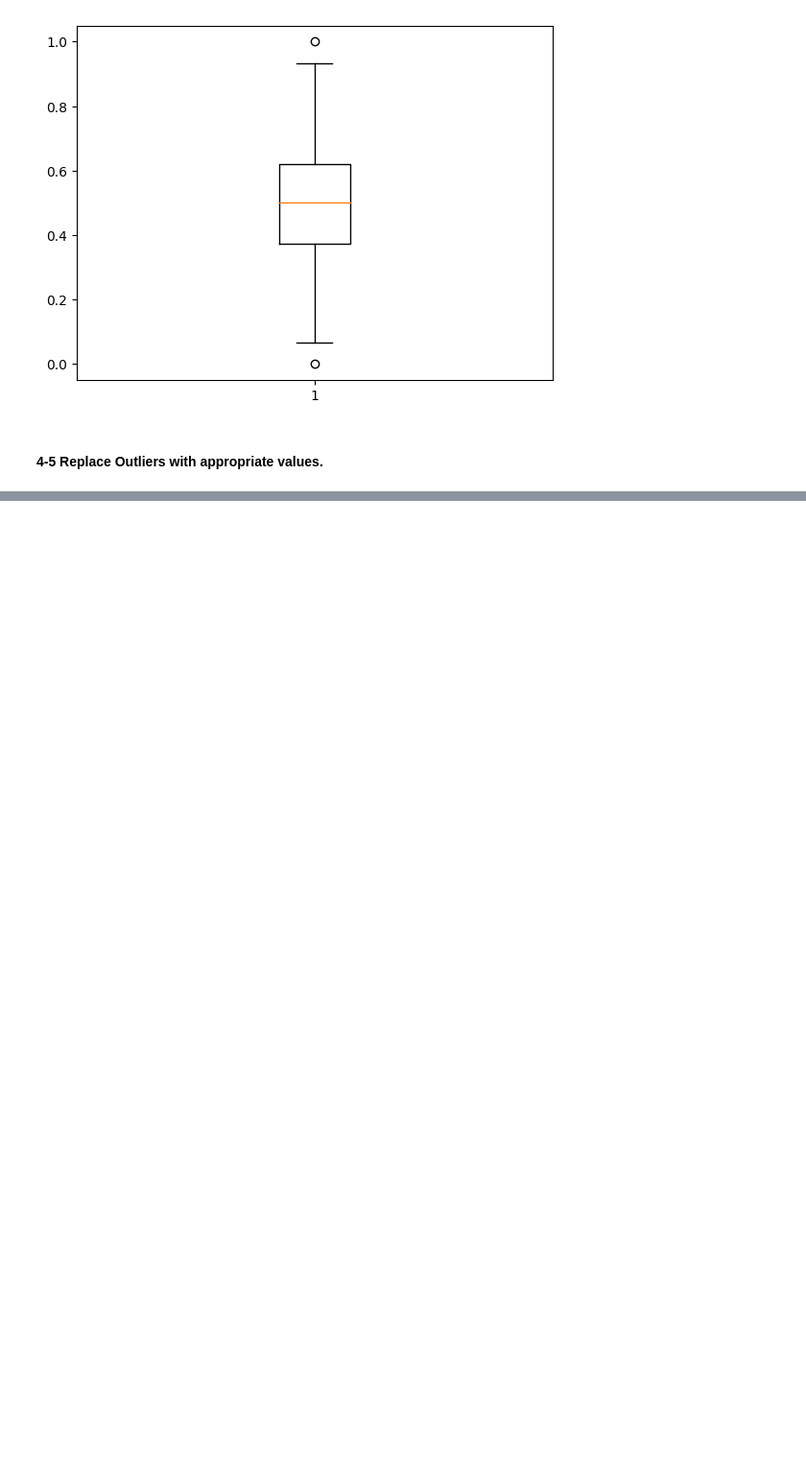
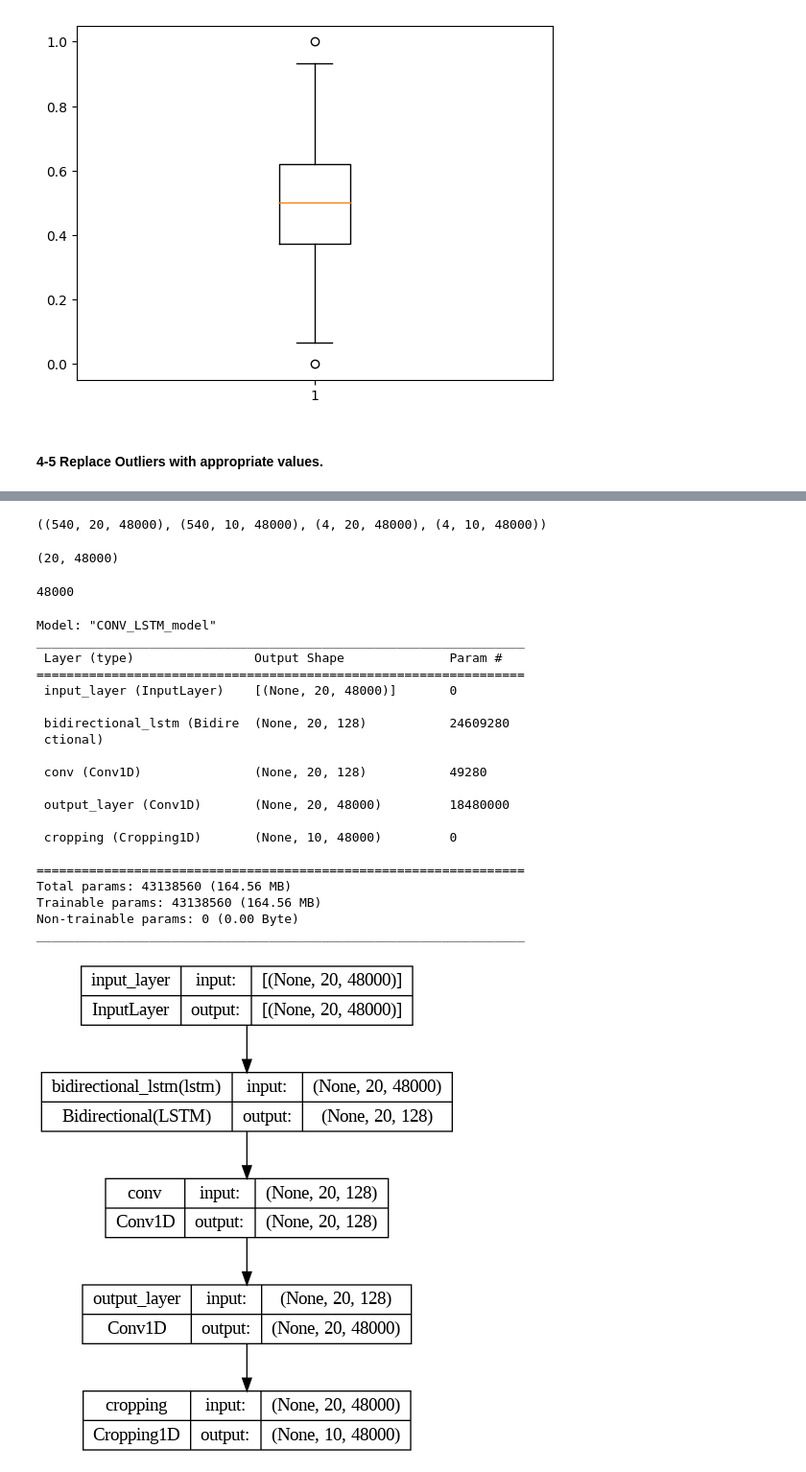
Before and after one commit to Mohammad-Amirifard/Time-Series-Forecasting, a Jupyter notebook: Notebooks/20231215_EDA_mohammad.ipynb, the cells around one changed output, grey strips where cells are left out. Shown at 96% size. Saved outputs shown, nothing was run; the diff lists cells and outputs as text; code cells hidden in the pictures; blank space fills up the shorter version.

```diff
--- a/Notebooks/20231215_EDA_mohammad.ipynb
+++ b/Notebooks/20231215_EDA_mohammad.ipynb
@@ -230,0 +306,74 @@ plot_outliers(row_no_to_show=84) # You can change this number to see others
+# %%
+X_train, y_train = build_sequences(X_train_raw, window, stride, direct_telescope)
+X_test, y_test = build_sequences(X_test_raw, window, stride, direct_telescope)
+X_train.shape, y_train.shape, X_test.shape, y_test.shape
+# %% [output]
+((540, 20, 48000), (540, 10, 48000), (4, 20, 48000), (4, 10, 48000))
+# %%
+input_shape = X_train.shape[1:]
+output_shape = y_train.shape[1:]
+batch_size = 64
+epochs = 200
+input_shape
+# %% [output]
+(20, 48000)
+# %%
+output_shape[1]
+# %% [output]
+48000
+# %%
+def build_CONV_LSTM_model(input_shape, output_shape):
+    # Ensure the input time steps are at least as many as the output time steps
+    assert input_shape[0] >= output_shape[0], "For this exercise we want input time steps to be >= of output time steps"
+
+    # Define the input layer with the specified shape
+    input_layer = tfkl.Input(shape=input_shape, name='input_layer')
+
+    # Add a Bidirectional LSTM layer with 64 units
+    x = tfkl.Bidirectional(tfkl.LSTM(64, return_sequences=True, name='lstm'), name='bidirectional_lstm')(input_layer)
+
+    # Add a 1D Convolution layer with 128 filters and a kernel size of 3
+    x = tfkl.Conv1D(128, 3, padding='same', activation='relu', name='conv')(x)
+
+    # Add a final Convolution layer to match the desired output shape
+    output_layer = tfkl.Conv1D(output_shape[1], 3, padding='same', name='output_layer')(x)
+
+    # Calculate the size to crop from the output to match the output shape
+    crop_size = output_layer.shape[1] - output_shape[0]
+
+    # Crop the output to the desired length
+    output_layer = tfkl.Cropping1D((0, crop_size), name='cropping')(output_layer)
+
+    # Construct the model by connecting input and output layers
+    model = tf.keras.Model(inputs=input_layer, outputs=output_layer, name='CONV_LSTM_model')
+
+    # Compile the model with Mean Squared Error loss and Adam optimizer
+    model.compile(loss=tf.keras.losses.MeanSquaredError(), optimizer=tf.keras.optimizers.Adam())
+
+    return model
+# %%
+model = build_CONV_LSTM_model(input_shape, output_shape)
+model.summary()
+tfk.utils.plot_model(model, expand_nested=True, show_shapes=True)
+# %% [output]
+Model: "CONV_LSTM_model"
+_________________________________________________________________
+ Layer (type)                Output Shape              Param #
+=================================================================
+ input_layer (InputLayer)    [(None, 20, 48000)]       0
+
+ bidirectional_lstm (Bidire  (None, 20, 128)           24609280
+ ctional)
+
+ conv (Conv1D)               (None, 20, 128)           49280
+
+ output_layer (Conv1D)       (None, 20, 48000)         18480000
+
+ cropping (Cropping1D)       (None, 10, 48000)         0
+
+=================================================================
+Total params: 43138560 (164.56 MB)
+Trainable params: 43138560 (164.56 MB)
+Non-trainable params: 0 (0.00 Byte)
+_________________________________________________________________
+[figure, added]
```
Also changed, not shown: parts of 12 cells of this notebook.
